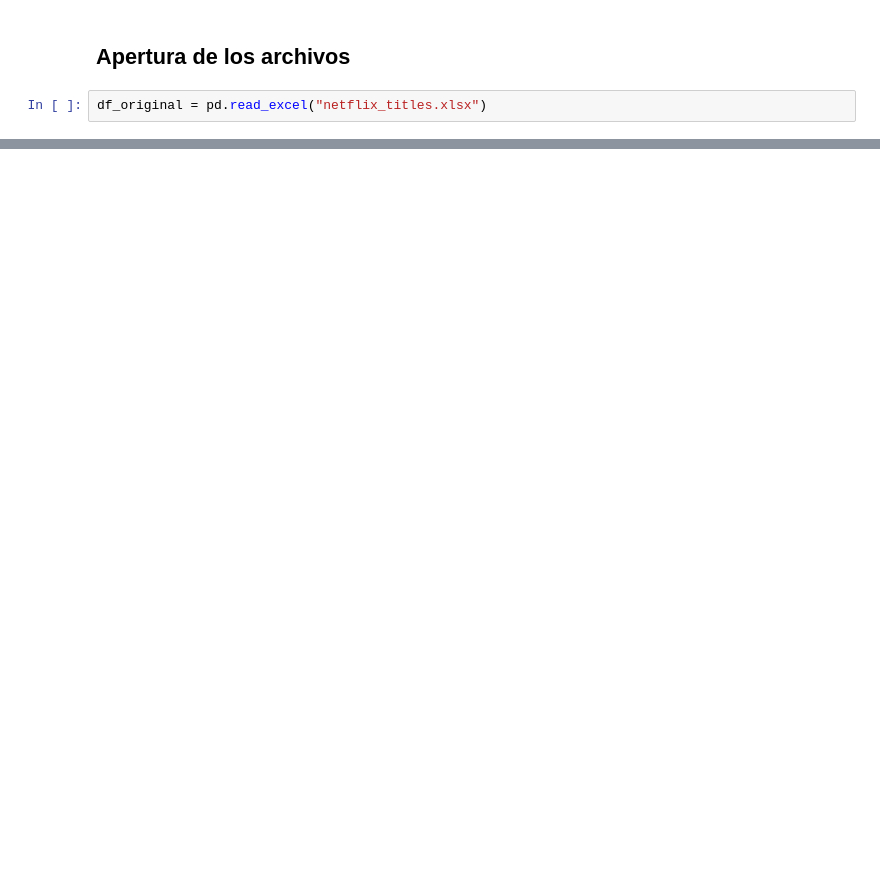
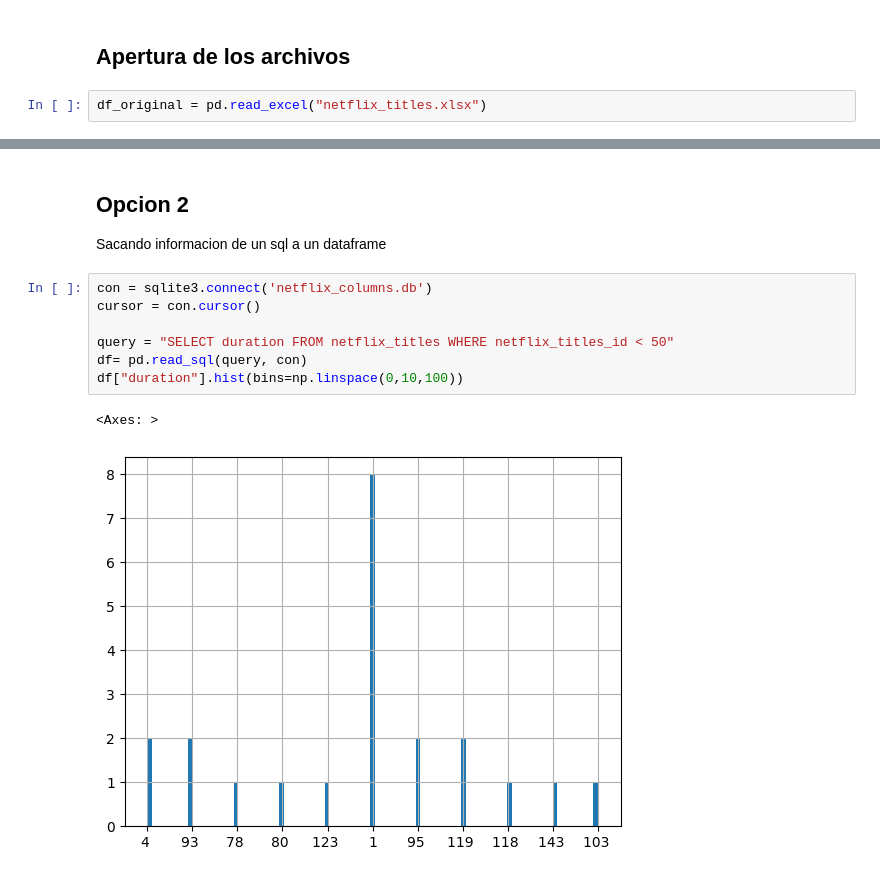
Before and after one commit to CeAcheRistian/Prueba, a Jupyter notebook: jupyter/baseNetflix.ipynb, the cells around one changed output, grey strips where cells are left out. Cells and saved outputs as stored; diff of their text form; blank space fills up the shorter version.

```diff
--- a/jupyter/baseNetflix.ipynb
+++ b/jupyter/baseNetflix.ipynb
@@ -171,0 +157,13 @@ print(etl1.charge_file())
+# %% [markdown]
+## Opcion 2
+Sacando informacion de un sql a un dataframe
+# %%
+con = sqlite3.connect('netflix_columns.db')
+cursor = con.cursor()
+
+query = "SELECT duration FROM netflix_titles WHERE netflix_titles_id < 50"
+df= pd.read_sql(query, con)
+df["duration"].hist(bins=np.linspace(0,10,100))
+# %% [output]
+<Axes: >
+[figure, added]
```
Also changed, not shown: parts of 5 cells of this notebook, 3 other files.
